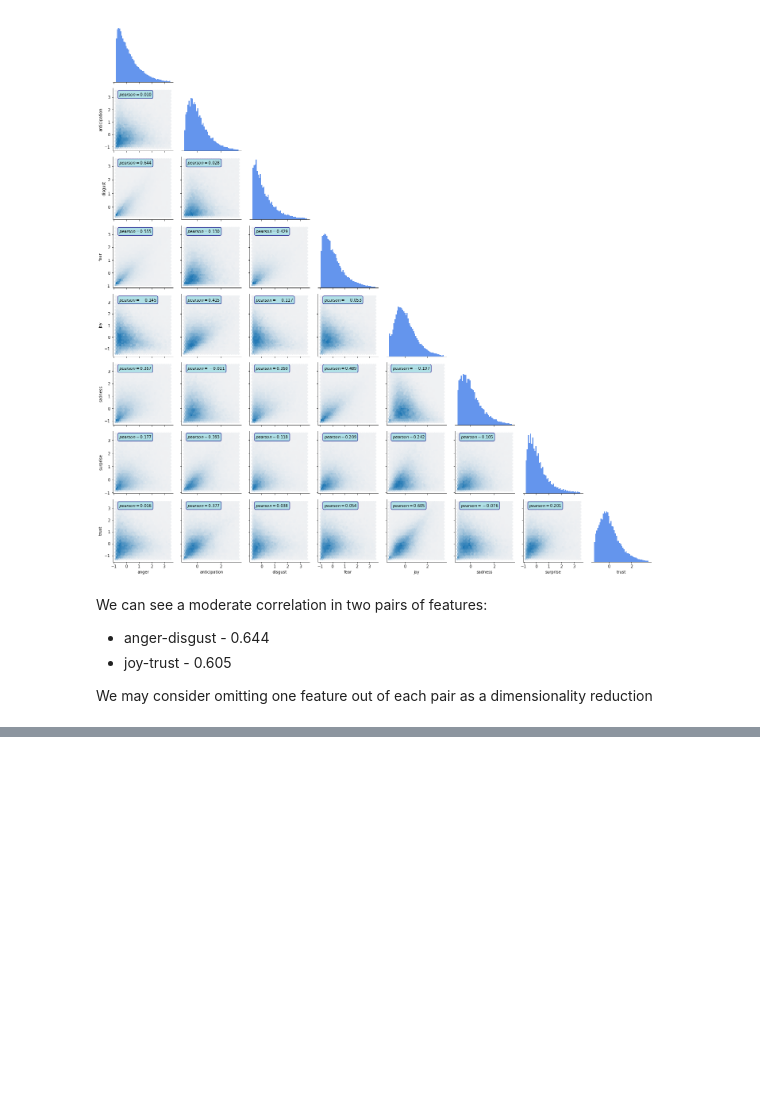
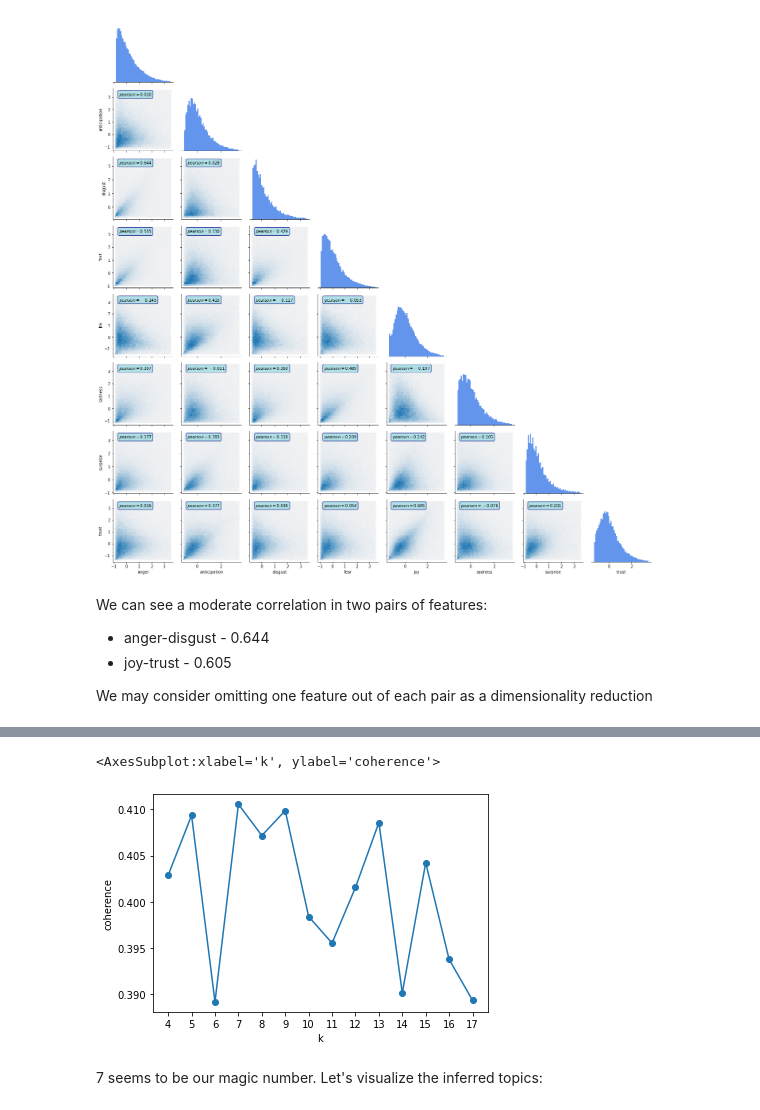
Before and after one commit to liorBlum/ds-project, a Jupyter notebook: EDA.ipynb, the cells around one changed output, grey strips where cells are left out. Drawn from its saved outputs; the diff is of its cells as text; code cells hidden in the pictures; blank space fills up the shorter version.

Commit message:
added topic modeling+model

```diff
--- a/EDA.ipynb
+++ b/EDA.ipynb
@@ -375,0 +399,6 @@ Gensim library:
+# %%
+from langdetect import detect_langs
+
+all_lyrics_lang = pd.Series({tr_id: detect_langs(lyric)[0] for tr_id, lyric in all_lyrics_series.items()})
+all_lyrics_series = all_lyrics_series[[l.lang == 'en' and l.prob >=0.95 for l in all_lyrics_lang]]
+all_lyrics_series.to_pickle('all_lyrics_series.pkl')
@@ -375,0 +441,7 @@ Gensim library:
+# %%
+from gensim.corpora import Dictionary
+
+dictionary = Dictionary(all_lyrics_tokenized)
+dictionary.filter_extremes(no_below = 60, no_above = 0.85)
+dictionary.save('lyrics_for_topics_dict.dct')
+dictionary.save_as_text('lyrics_for_topics_dict.txt')
@@ -375,0 +452,2 @@ Gensim library:
+# %%
+gensim_corpus = [dictionary.doc2bow(song) for song in all_lyrics_tokenized]
@@ -375,0 +464,16 @@ Gensim library:
+# %%
+from gensim.models import LdaMulticore
+from gensim.models.coherencemodel import CoherenceModel
+
+# lda_model_for_k = {}
+def get_coherence_for_k(k):
+    # generate LDA model for the tested parameter value and compute coherence for it
+    # model = LdaMulticore(corpus=gensim_corpus, num_topics=k, id2word=dictionary,
+    #     alpha=a, eta=b, passes=10, iterations=400, chunksize=1000)
+    model = LdaMulticore(corpus=gensim_corpus, num_topics=k, id2word=dictionary,
+        passes=10, iterations=400, chunksize=1000)
+    lda_model_for_k[k] = model
+    coherencemodel = CoherenceModel(model=model, texts=all_lyrics_tokenized, dictionary=dictionary, coherence='c_v')
+    coherence = coherencemodel.get_coherence()
+    print(f'LDA model with k={k} created with coherence={coherence}')
+    return coherencemodel.get_coherence()
@@ -375,0 +498,18 @@ Gensim library:
+# %%
+# import plotly.express as px
+import pandas as pd
+
+coherences = pd.Series(dtype='float64')
+
+k_test_range = range(4, 18)
+for i in k_test_range:
+    if i not in coherences.keys():
+        coherences.at[i] = get_coherence_for_k(i)
+
+coherences.plot(xticks=k_test_range, xlabel='k', ylabel='coherence', marker='o')
+# %% [output]
+<AxesSubplot:xlabel='k', ylabel='coherence'>
+[figure, added]
+# %% [markdown]
+7 seems to be our magic number.
+Let's visualize the inferred topics:
```
Also changed, not shown: parts of 18 cells of this notebook, 7 other files.
